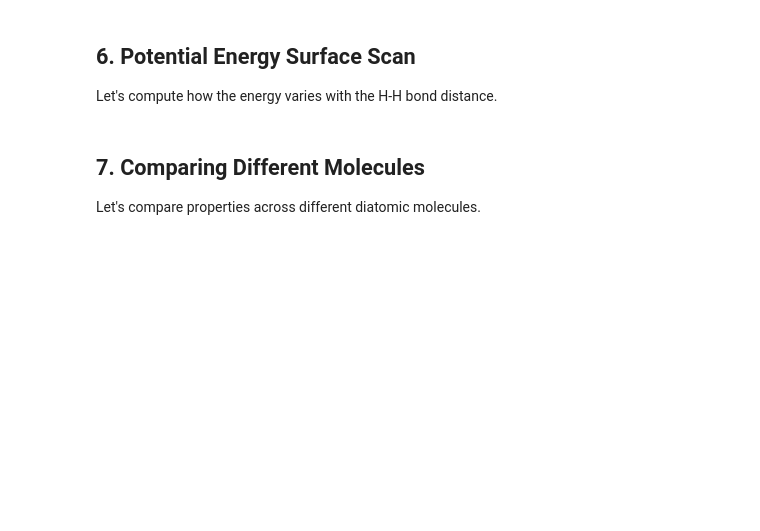
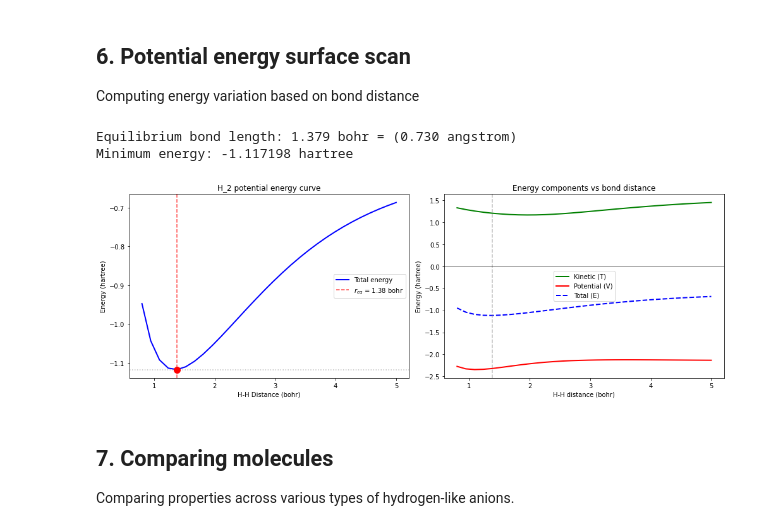
Before and after one commit to sarsaeroth/PyHF, a Jupyter notebook: examples/phyf_tutorial.ipynb, the cells around one changed output. Drawn from its saved outputs; the diff is of its cells as text; code cells hidden in the pictures; blank space fills up the shorter version.

```diff
--- a/examples/phyf_tutorial.ipynb
+++ b/examples/phyf_tutorial.ipynb
@@ -257,5 +241,5 @@ plt.show()
-# %% [markdown]
-## 6. Potential Energy Surface Scan
-
-Let's compute how the energy varies with the H-H bond distance.
+# %% [markdown]
+## 6. Potential energy surface scan
+
+Computing energy variation based on bond distance
 # %%
@@ -290,39 +274,44 @@ min_idx = np.nanargmin(energies)
 r_eq = distances[min_idx]
 e_min = energies[min_idx]
 
-print(f"Equilibrium bond length: {r_eq:.3f} Bohr ({r_eq * BOHR_TO_ANGSTROM:.3f} Angstrom)")
-print(f"Minimum energy: {e_min:.6f} Hartree")
+print(f"Equilibrium bond length: {r_eq:.3f} bohr = ({r_eq * BOHR_TO_ANGSTROM:.3f} angstrom)")
+print(f"Minimum energy: {e_min:.6f} hartree")
+# %% [output]
+Equilibrium bond length: 1.379 bohr = (0.730 angstrom)
+Minimum energy: -1.117198 hartree
 # %%
 # Plot potential energy surface
 fig, (ax1, ax2) = plt.subplots(1, 2, figsize=(14, 5))
 
 # Left: Total energy curve
-ax1.plot(distances[valid_mask], energies[valid_mask], 'b-', linewidth=2, label='Total Energy')
-ax1.axvline(x=r_eq, color='red', linestyle='--', alpha=0.7, label=f'$r_{{eq}}$ = {r_eq:.2f} Bohr')
+ax1.plot(distances[valid_mask], energies[valid_mask], 'b-', linewidth=2, label='Total energy')
+ax1.axvline(x=r_eq, color='red', linestyle='--', alpha=0.7, label=f'$r_{{eq}}$ = {r_eq:.2f} bohr')
 ax1.axhline(y=e_min, color='gray', linestyle=':', alpha=0.5)
 ax1.scatter([r_eq], [e_min], color='red', s=100, zorder=5)
 
-ax1.set_xlabel('H-H Distance (Bohr)')
-ax1.set_ylabel('Energy (Hartree)')
-ax1.set_title('H$_2$ Potential Energy Curve')
+ax1.set_xlabel('H-H Distance (bohr)')
+ax1.set_ylabel('Energy (hartree)')
+ax1.set_title('H_2 potential energy curve')
 ax1.legend()
 
 # Right: Energy components
 ax2.plot(distances[valid_mask], kinetic_energies[valid_mask], 'g-', linewidth=2, label='Kinetic (T)')
 ax2.plot(distances[valid_mask], potential_energies[valid_mask], 'r-', linewidth=2, label='Potential (V)')
 ax2.plot(distances[valid_mask], energies[valid_mask], 'b--', linewidth=2, label='Total (E)')
 ax2.axvline(x=r_eq, color='gray', linestyle='--', alpha=0.5)
 ax2.axhline(y=0, color='black', linestyle='-', linewidth=0.5)
 
-ax2.set_xlabel('H-H Distance (Bohr)')
-ax2.set_ylabel('Energy (Hartree)')
-ax2.set_title('Energy Components vs Bond Distance')
+ax2.set_xlabel('H-H distance (bohr)')
+ax2.set_ylabel('Energy (hartree)')
+ax2.set_title('Energy components vs bond distance')
 ax2.legend()
 
 plt.tight_layout()
 plt.show()
+# %% [output]
+[figure, added]
-# %% [markdown]
-## 7. Comparing Different Molecules
-
-Let's compare properties across different diatomic molecules.
+# %% [markdown]
+## 7. Comparing molecules
+
+Comparing properties across various types of hydrogen-like anions.
 # %%
```
Also changed, not shown: parts of 23 cells of this notebook.
